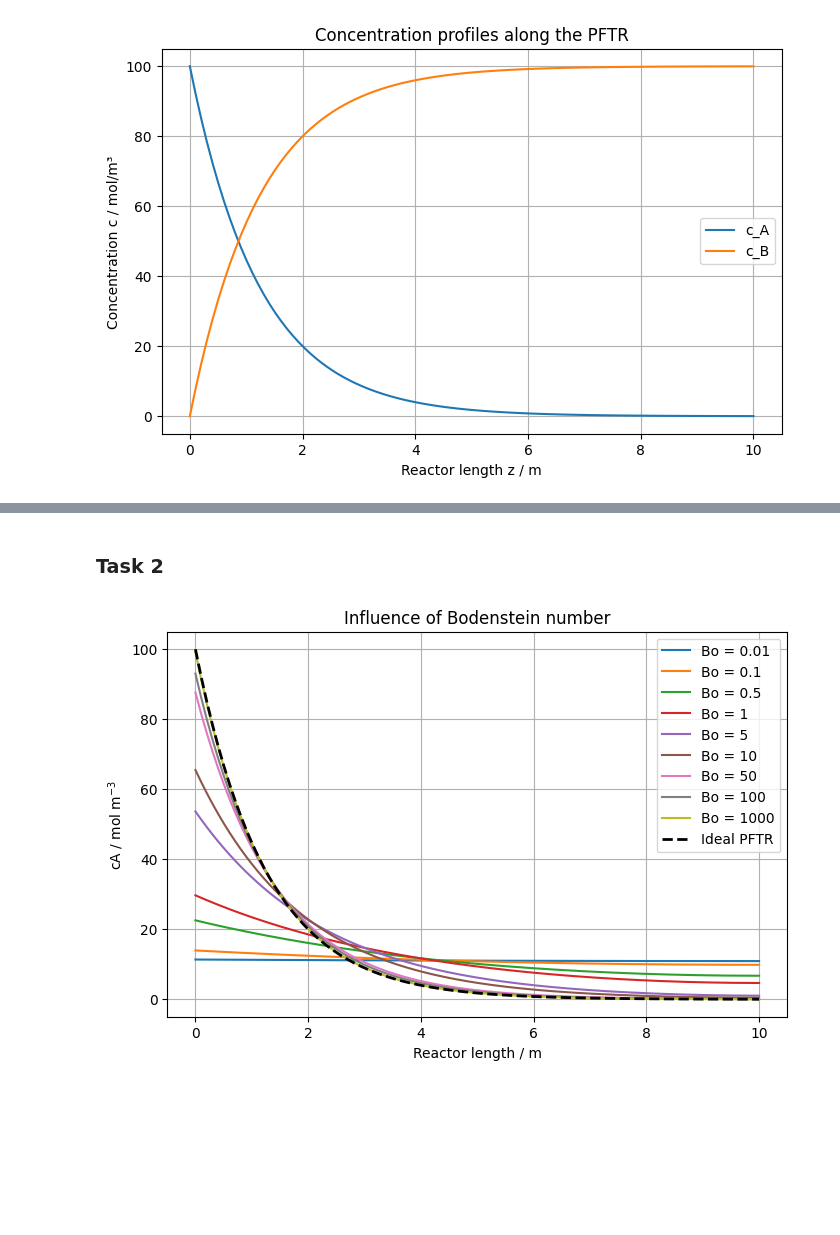
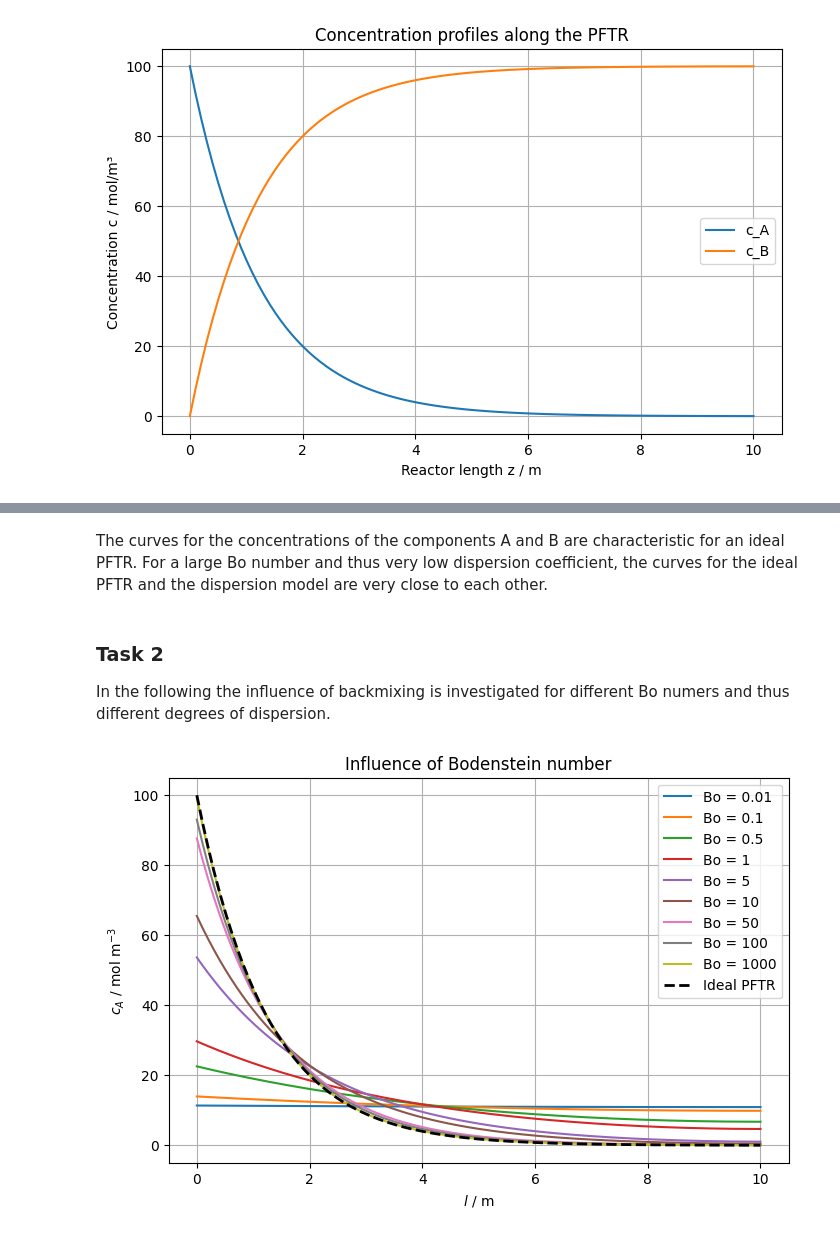
Before and after one commit to franzi-j/Assignment-4, a Jupyter notebook: Assigment_4_CRE III_Franzi.ipynb, the cells around one changed output, grey strips where cells are left out. Saved outputs shown, nothing was run; the diff lists cells and outputs as text; code cells hidden in the pictures; blank space fills up the shorter version.

```diff
--- a/Assigment_4_CRE III_Franzi.ipynb
+++ b/Assigment_4_CRE III_Franzi.ipynb
@@ -205,37 +229,41 @@ The algorithm converged to the desired accuracy.
-# %% [markdown]
-### Task 2
+# %% [markdown]
+The curves for the concentrations of the components A and B are characteristic for an ideal PFTR. For a large Bo number and thus very low dispersion coefficient, the curves for the ideal PFTR and the dispersion model are very  close to each other.
+# %% [markdown]
+### Task 2
+
+In the following the influence of backmixing is investigated for different Bo numers and thus different degrees of dispersion.
 # %%
 Bo_list = [0.01, 0.1, 0.5, 1, 5, 10, 50, 100, 1000]
 
 plt.figure(figsize=(8,5))
 
 for Bo in Bo_list:
 
     D_ax = u * L / Bo
 
     sol_re = solve_bvp(
         PFTR_re,
         bc,
         z,
         y_init,
         max_nodes=10000
     )
 
     plt.plot(sol_re.x,
              sol_re.y[0],
              label=f"Bo = {Bo}")
 
 plt.plot(sol_id.t,
          sol_id.y[0],
          "k--",
          linewidth=2,
          label="Ideal PFTR")
 
-plt.xlabel("Reactor length / m")
-plt.ylabel("cA / mol m$^{-3}$")
+plt.xlabel("$l$ / m")
+plt.ylabel("$c_A$ / mol m$^{-3}$")
 plt.title("Influence of Bodenstein number")
 plt.grid(True)
 plt.legend()
 plt.show()
 # %% [output]
-[figure, old version]
+[figure, new version]
```
Also changed, not shown: parts of 12 cells of this notebook, 1 other file.
